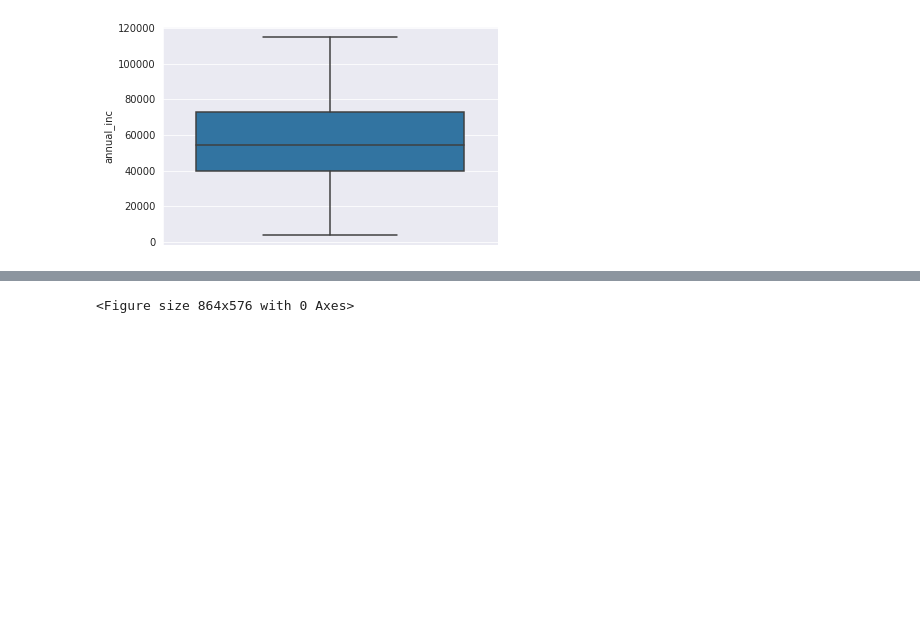
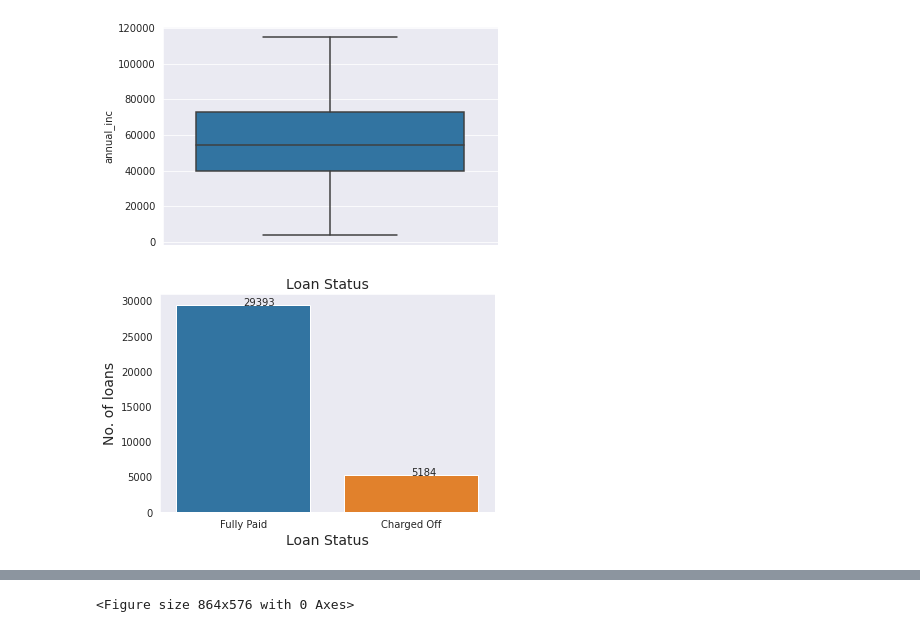
Before and after one commit to chitra-psg/lending-club, a Jupyter notebook: customer_loan_profile_analysis.ipynb, the cells around one changed output, grey strips where cells are left out. Cells and saved outputs as stored; diff of their text form; code cells hidden in the pictures; blank space fills up the shorter version.

```diff
--- a/customer_loan_profile_analysis.ipynb
+++ b/customer_loan_profile_analysis.ipynb
@@ -257,3 +275,16 @@ sns.boxplot( y="annual_inc",
 # %% [output]
 <matplotlib.axes._subplots.AxesSubplot at 0x...>
 [figure]
+# %%
+
+chrt = sns.countplot(x="loan_status",data=df_normalised_loan)
+chrt.set_title('Loan Status',fontsize=14)
+chrt.set_xlabel('Loan Status',fontsize=14)
+chrt.set_ylabel('No. of loans',fontsize=14)
+
+# To show count of values above bars
+df_cnt = df_normalised_loan['loan_status'].value_counts()
+for i, v in df_cnt.reset_index().iterrows():
+    chrt.text(i, v.loan_status + 0.3 , v.loan_status)
+# %% [output]
+[figure, added]
```
Also changed, not shown: parts of 10 cells of this notebook.
